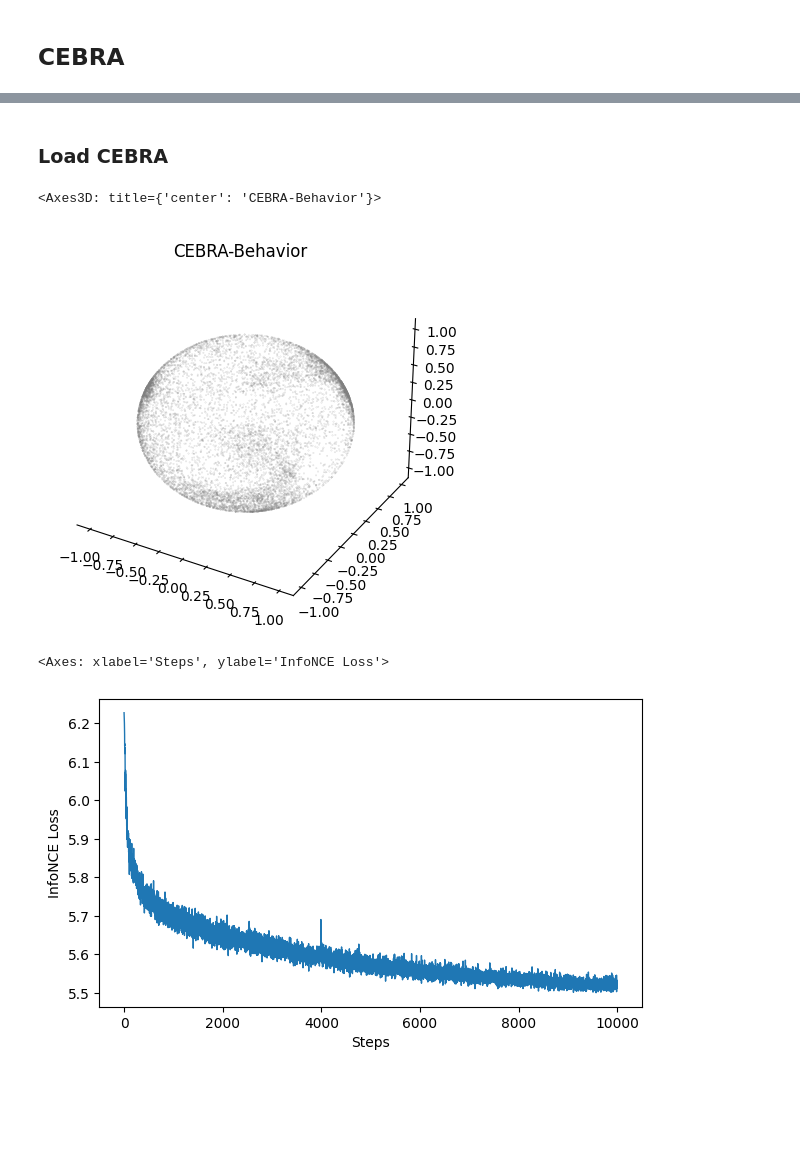
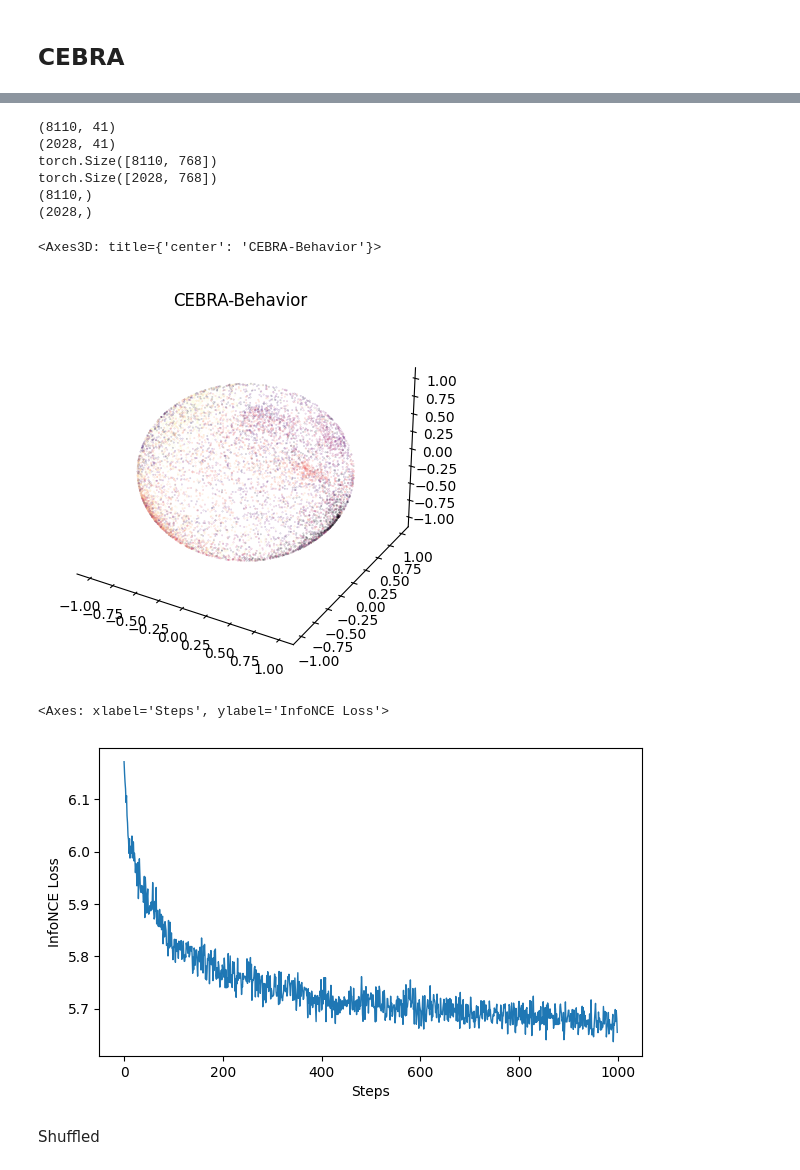
Before and after one commit to AdaptiveMotorControlLab/CEBRA-lens, a Jupyter notebook: src/Colab Notebooks/CEBRA_Behavior_openscope.ipynb, the cells around one changed output, grey strips where cells are left out. Drawn from its saved outputs; the diff is of its cells as text; code cells hidden in the pictures; blank space fills up the shorter version.

```diff
--- a/src/Colab Notebooks/CEBRA_Behavior_openscope.ipynb
+++ b/src/Colab Notebooks/CEBRA_Behavior_openscope.ipynb
@@ -129,7 +185,0 @@ number of datapoints 10138
-# %%
-# Create embeddingsExtended to align with filtered_df
-embeddingsExtended = torch.empty(len(snake_df), embeddings.size(1))
-
-# Map the frame numbers to their respective indices in the embeddings tensor
-for idx, frame in enumerate(snake_df['frame'].values):
-    embeddingsExtended[idx] = embeddings[frame]
@@ -165,3 +397,32 @@ max_iterations = 10000 #default is 5000.
+# %%
+def split_data(data, embeddings, label,test_ratio):
+
+    split_idx = int(len(data)* (1-test_ratio))
+    neural_train = data[:split_idx,:]
+    neural_test = data[split_idx:,:]
+    embeddings_train = embeddings[:split_idx,:]
+    embeddings_test = embeddings[split_idx:,:]
+    label_train = label[:split_idx]
+    label_test = label[split_idx:]
+
+    return neural_train, neural_test,embeddings_train,embeddings_test, label_train, label_test
+
+max_iterations = 1000 #default is 5000.
+
+neural_train, neural_test,embeddings_train,embeddings_test, label_train, label_test = split_data(dff_trace_stimulus_all_repetitions,embeddingsExtended,labels_all_sessions, 0.2)
+print(neural_train.shape)
+print(neural_test.shape)
+print(embeddings_train.shape)
+print(embeddings_test.shape)
+print(label_train.shape)
+print(label_test.shape)
+# %% [output]
+(8110, 41)
+(2028, 41)
+torch.Size([8110, 768])
+torch.Size([2028, 768])
+(8110,)
+(2028,)
 # %%
 cebra_behavior_model = CEBRA(model_architecture='offset10-model',
                         batch_size=512,
@@ -175,11 +436,10 @@ cebra_behavior_model = CEBRA(model_architecture='offset10-model',
                         verbose=True,
                         time_offsets=10)
 # %%
-cebra_behavior_model.fit(dff_trace_snake,embeddingsExtended)
-cebra_behavior_model.save("cebra_behavior_model.pt")
+cebra_behavior_model.fit(neural_train,embeddings_train)
+cebra_behavior_model.save("cebra_behavior_model_all_repetitions_train.pt")
-# %% [markdown]
-### Load CEBRA
 # %%
 # CEBRA-Behavior
-cebra_behavior_model = cebra.CEBRA.load("cebra_behavior_model.pt")
-cebra_behavior = cebra_behavior_model.transform(dff_trace_snake)
+cebra_behavior_model = cebra.CEBRA.load("cebra_behavior_model_all_repetitions_train.pt")
+cebra_behavior_train = cebra_behavior_model.transform(neural_train)
+cebra_behavior_test = cebra_behavior_model.transform(neural_test)
@@ -186,11 +449,13 @@ cebra_behavior = cebra_behavior_model.transform(dff_trace_snake)
 # %%
-cebra.plot_embedding(embedding=cebra_behavior, title='CEBRA-Behavior', cmap='magma')
+cebra.plot_embedding(embedding=cebra_behavior_train,  embedding_labels=label_train,title='CEBRA-Behavior', cmap='magma')
 # %% [output]
 <Axes3D: title={'center': 'CEBRA-Behavior'}>
-[figure, old version]
+[figure, new version]
 # %%
 # this plots the loss from the model we saved in the previous cell
 cebra.plot_loss(cebra_behavior_model, color = 'tab:blue')
 # %% [output]
 <Axes: xlabel='Steps', ylabel='InfoNCE Loss'>
-[figure, old version]
+[figure, new version]
+# %% [markdown]
+Shuffled
```
Also changed, not shown: parts of 64 cells of this notebook, 5 other files.
